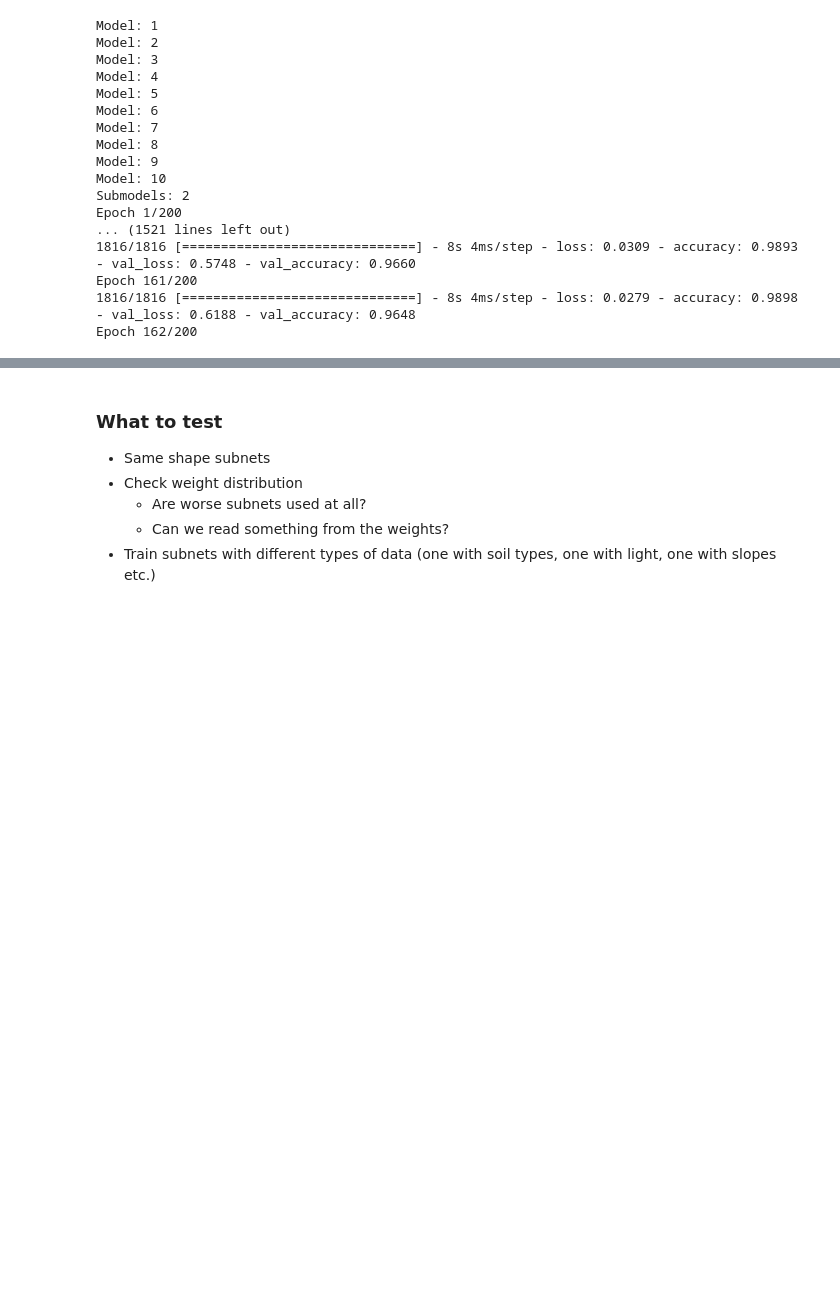
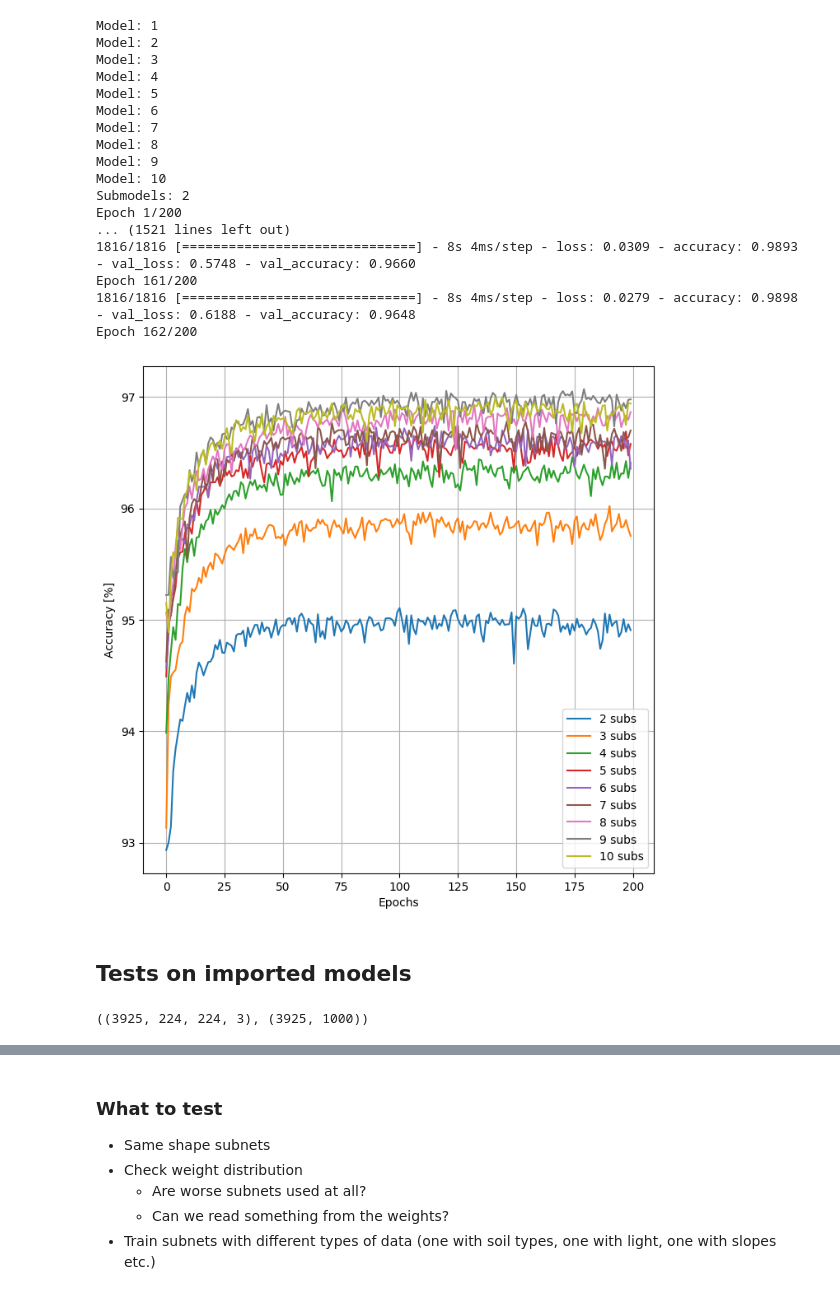
Before and after one commit to Ichtiostega/masters-project, a Jupyter notebook: MastersProject.ipynb, the cells around one changed output, grey strips where cells are left out. Saved outputs shown, nothing was run; the diff lists cells and outputs as text; code cells hidden in the pictures; blank space fills up the shorter version.

```diff
--- a/MastersProject.ipynb
+++ b/MastersProject.ipynb
@@ -391,19 +408,19 @@ for i in range(1, 11):
     )
 for submodel_count in range(2,11):
     print(f'Submodels: {submodel_count}')
-    same_stacked_model_2 = define_stacked_model(
-        [model_data[1] for model_data in same_models_data_2[:submodel_count]], [54*(submodel_count+1), 27*(submodel_count+1), 8]
-    )
-    same_stacked_history_2 = stacked_fit(
-        same_stacked_model_2,
-        xtr,
-        ytr,
-        validation_data=(xts, yts),
-        epochs=200,
-        batch_size=256,
-        verbose=1,
-    ).history
-    model_save(f'stacked_same_n{submodel_count:02d}', same_stacked_model_2, same_stacked_history_2)
+    # same_stacked_model_2 = define_stacked_model(
+    #     [model_data[1] for model_data in same_models_data_2[:submodel_count]], [54*(submodel_count+1), 27*(submodel_count+1), 8]
+    # )
+    # same_stacked_history_2 = stacked_fit(
+    #     same_stacked_model_2,
+    #     xtr,
+    #     ytr,
+    #     validation_data=(xts, yts),
+    #     epochs=200,
+    #     batch_size=256,
+    #     verbose=1,
+    # ).history
+    # model_save(f'stacked_same_n{submodel_count:02d}', same_stacked_model_2, same_stacked_history_2)
 # %% [output]
 Model: 1
 Model: 2
@@ -422,6 +439,12 @@ Epoch 1/200
 Epoch 161/200
 1816/1816 [==============================] - 8s 4ms/step - loss: 0.0279 - accuracy: 0.9898 - val_loss: 0.6188 - val_accuracy: 0.9648
 Epoch 162/200
-# %%
-model, history = model_load('stacked_same_n10')
-plot_
+# %%
+fig, ax = plt.subplots(figsize=(8, 8))
+for submodel_count in range(2,11):
+    _, history = model_load(f'stacked_same_n{submodel_count:02d}')
+    plot_acc(history, ax, types=['test'], custom_label=f'{submodel_count} subs')
+# %% [output]
+[figure, added]
+# %% [markdown]
+## Tests on imported models
@@ -427,0 +474,4 @@ plot_
+# %%
+np.array(xts).shape, np.array(yts).shape
+# %% [output]
+((3925, 224, 224, 3), (3925, 1000))
```
Also changed, not shown: parts of 8 cells of this notebook.
